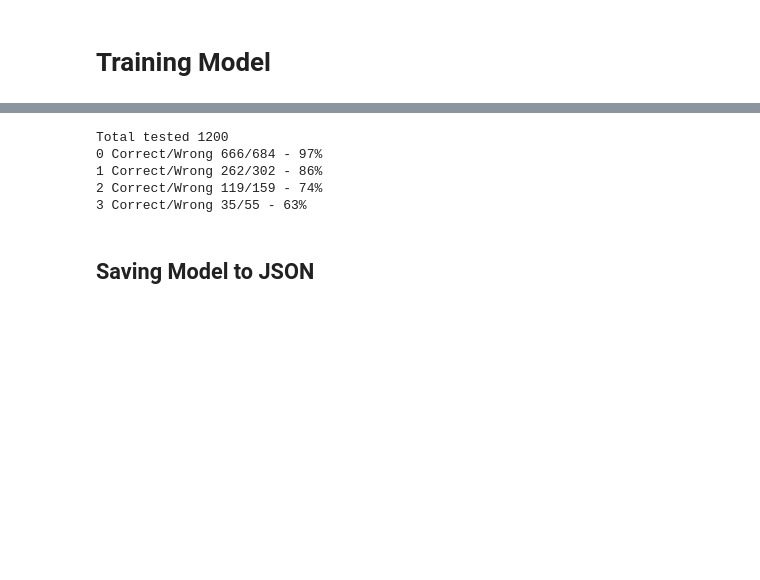
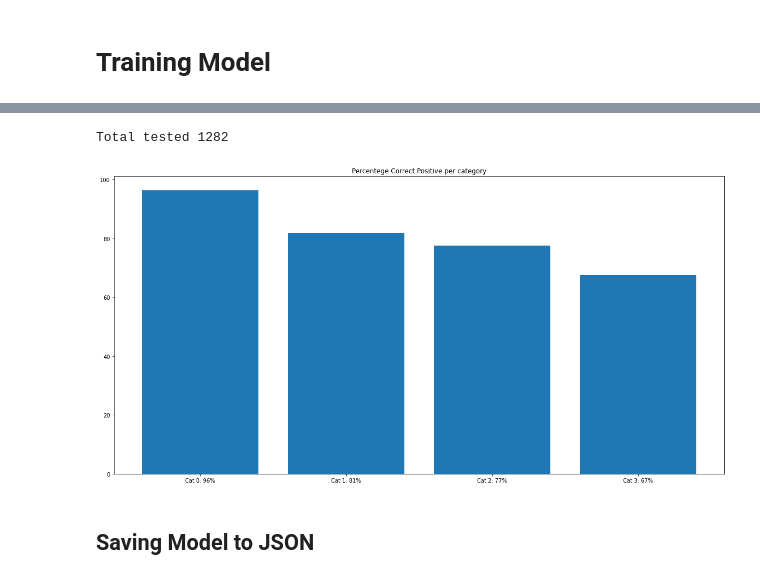
Before and after one commit to Gabor132/QuarantineSportsClassifier, a Jupyter notebook: src/QuarantineSportsLSTMModel.ipynb, the cells around one changed output, grey strips where cells are left out. Drawn from its saved outputs; the diff is of its cells as text; code cells hidden in the pictures; blank space fills up the shorter version.

```diff
--- a/src/QuarantineSportsLSTMModel.ipynb
+++ b/src/QuarantineSportsLSTMModel.ipynb
@@ -199,23 +300,22 @@ dict(zip(model.metrics_names, result))
 # %%
 predict = model.predict(x_test)
-nr_correct = {0:0, 1:0, 2:0, 3:0}
-nr_wrong = {0:0, 1:0, 2:0, 3:0}
+nr_correct = np.zeros(4)
+nr_wrong = np.zeros(4)
 for (index, p) in enumerate(predict):
   p_category = np.where(p == np.max(p))[0][0]
   e_category = np.where(y_test[index] == np.max(y_test[index]))[0][0]
   if p_category == e_category:
-    nr_correct.update({e_category: nr_correct[e_category] + 1})
+    nr_correct[e_category] = nr_correct[e_category]+ 1
   else:
-    nr_wrong.update({e_category: nr_wrong[e_category] + 1})
+    nr_wrong[e_category] = nr_wrong[e_category] + 1
 print("Total tested {}".format(len(predict)))
-for c in nr_correct.keys():
-  print("{} Correct/Wrong {}/{} - {}%".format(c, nr_correct[c],nr_wrong[c] + nr_correct[c], int(100* nr_correct[c] / (nr_correct[c] + nr_wrong[c]))))
+plt.figure(1, figsize=(20, 10))
+plt.bar(["Cat " + str(j) + ": " + str(int(nr_correct[j] / (nr_correct[j] + nr_wrong[j])* 100)) + "%" for j in range(4)], nr_correct / (nr_correct + nr_wrong) * 100)
+plt.title("Percentege Correct Positive per category")
+plt.show()
 # %% [output]
-Total tested 1200
-0 Correct/Wrong 666/684 - 97%
-1 Correct/Wrong 262/302 - 86%
-2 Correct/Wrong 119/159 - 74%
-3 Correct/Wrong 35/55 - 63%
+Total tested 1282
+[figure, added]
 # %% [markdown]
 ## Saving Model to JSON
 # %%
```
Also changed, not shown: parts of 13 cells of this notebook.
